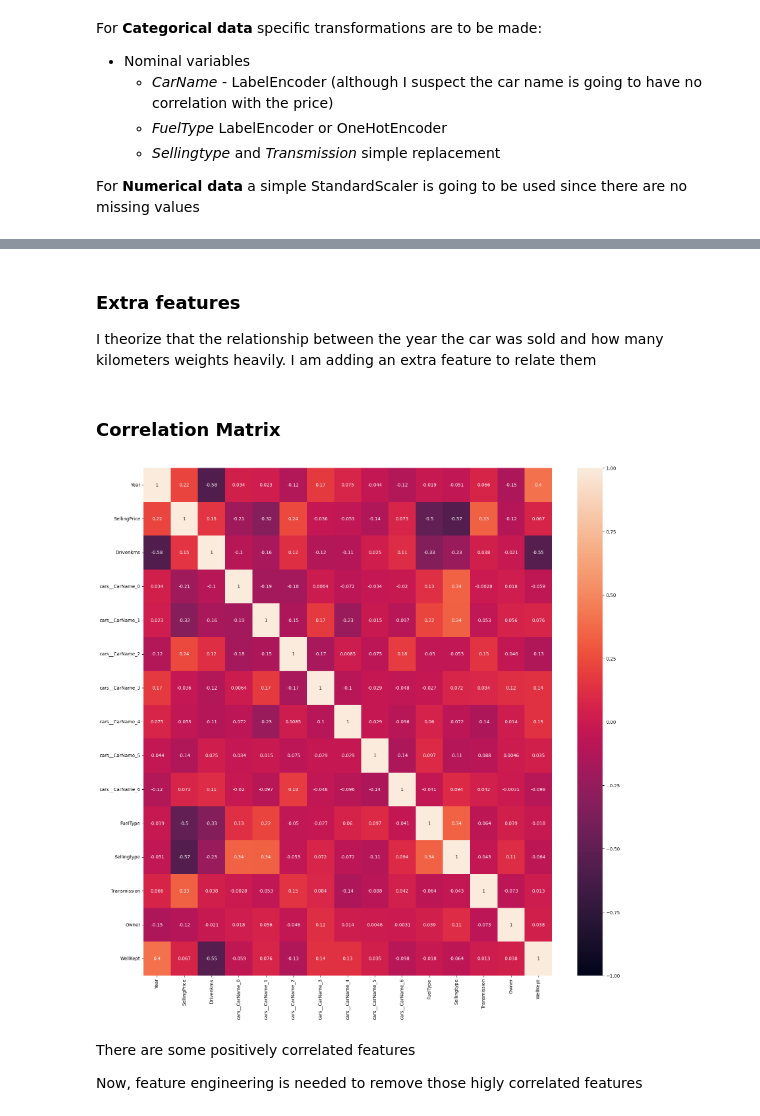
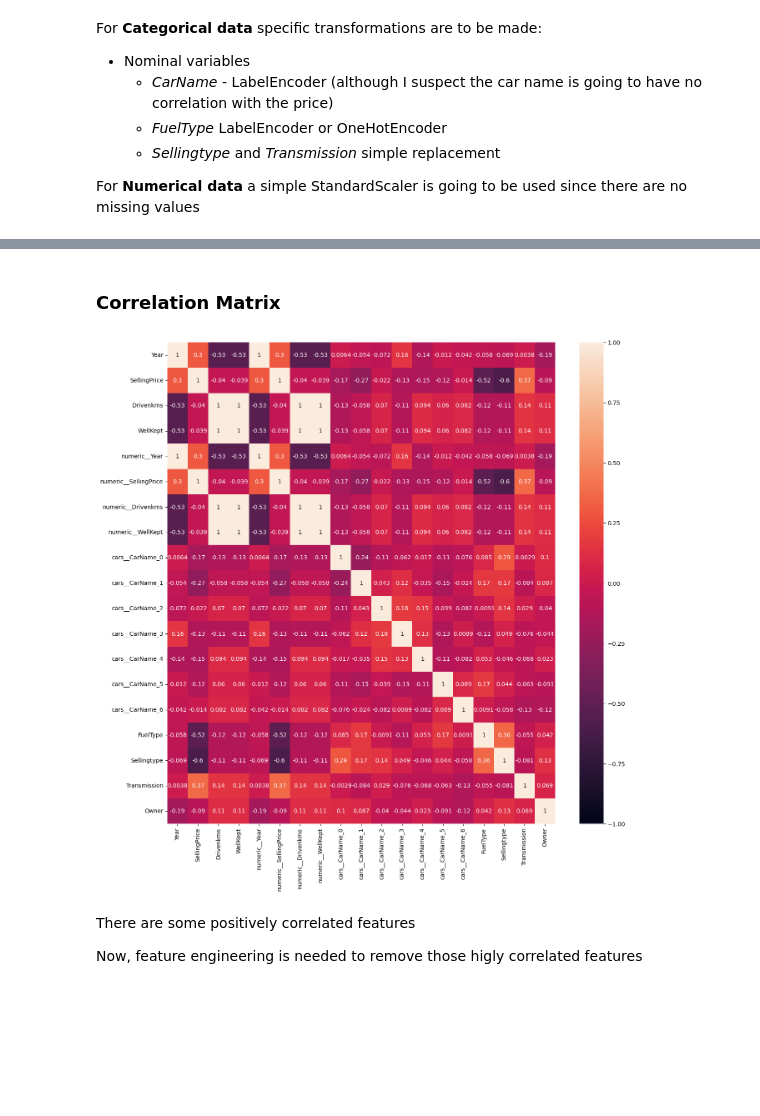
Before and after one commit to esolanoo/Car-Prices-Prediction, a Jupyter notebook: Car Price Prediction.ipynb, the cells around one changed output, grey strips where cells are left out. Cells and saved outputs as stored; diff of their text form; code cells hidden in the pictures; blank space fills up the shorter version.

```diff
--- a/Car Price Prediction.ipynb
+++ b/Car Price Prediction.ipynb
@@ -122,23 +126,31 @@ X_train.sample(3)
+# %%
+X_train['WellKept'] = X_train.loc[:, 'Drivenkms'] * X_train.loc[:, 'Year'] # type: ignore
+X_test['WellKept'] = X_test.loc[:, 'Drivenkms'] * X_test.loc[:, 'Year'] # type: ignore
+numeric = ['Year', 'SellingPrice', 'Drivenkms', 'WellKept']
+names = X_train.columns
 # %%
 # pip install category-encoders
 # %%
 from sklearn.compose import ColumnTransformer
 from sklearn.preprocessing import StandardScaler, OrdinalEncoder
+from sklearn.impute import SimpleImputer
 from category_encoders import BinaryEncoder, OneHotEncoder
 
 # dummy = FunctionTransformer(lambda x: pd.get_dummies(x, drop_first=True), validate=False)
 
 ct = ColumnTransformer(transformers=
-                       [('numeric', StandardScaler(), numeric),
+                       [('imputer', SimpleImputer(), numeric),
+                        ('numeric', StandardScaler(), numeric),
                         ('cars', BinaryEncoder(), ['CarName']),
                         ('fuel', OrdinalEncoder(), ['FuelType'])],
                        remainder='passthrough')
 
-X_train_fit = ct.fit_transform(X_train)
-columns = numeric + [x for x in list(ct.get_feature_names_out()[3:-4])] + ['FuelType', 'Sellingtype', 'Transmission', 'Owner']
+ct.fit(X_train)
+X_train_fit = ct.transform(X_train)
+columns = numeric + [x for x in list(ct.get_feature_names_out()[4:-4])] + ['FuelType', 'Sellingtype', 'Transmission', 'Owner']
 X_train_fit = pd.DataFrame(X_train_fit, columns=columns) # type: ignore
 X_test_fit = ct.fit_transform(X_test)
-columns = numeric + [x for x in list(ct.get_feature_names_out()[3:-4])] + ['FuelType', 'Sellingtype', 'Transmission', 'Owner']
+columns = numeric + [x for x in list(ct.get_feature_names_out()[4:-4])] + ['FuelType', 'Sellingtype', 'Transmission', 'Owner']
 X_test_fit = pd.DataFrame(X_test_fit, columns=columns) # type: ignore
 X_train_fit.sample(5)
 # %% [output]
@@ -151,22 +163,15 @@ X_train_fit.sample(5)
-# %% [markdown]
-### Extra features
-
-I theorize that the relationship between the year the car was sold and how many kilometers weights heavily. I am adding an extra feature to relate them
-# %%
-X_train_fit['WellKept'] = X_train_fit.loc[:, 'Drivenkms'] * X_train_fit.loc[:, 'Year'] # type: ignore
-X_test_fit['WellKept'] = X_test_fit.loc[:, 'Drivenkms'] * X_test_fit.loc[:, 'Year'] # type: ignore
 # %% [markdown]
 ### Correlation Matrix
 # %%
 import matplotlib.pyplot as plt
 import seaborn as sea
 
 correlation = X_train_fit.corr(method='pearson')
-fig1 = plt.figure(figsize=(20,20))
+fig1 = plt.figure(figsize=(15,15))
 ax = sea.heatmap(correlation, annot=True, vmin=-1, vmax=1)
 plt.show()
 # %% [output]
-[figure, old version]
+[figure, new version]
 # %% [markdown]
 There are some positively correlated features
 
```
Also changed, not shown: parts of 20 cells of this notebook.
